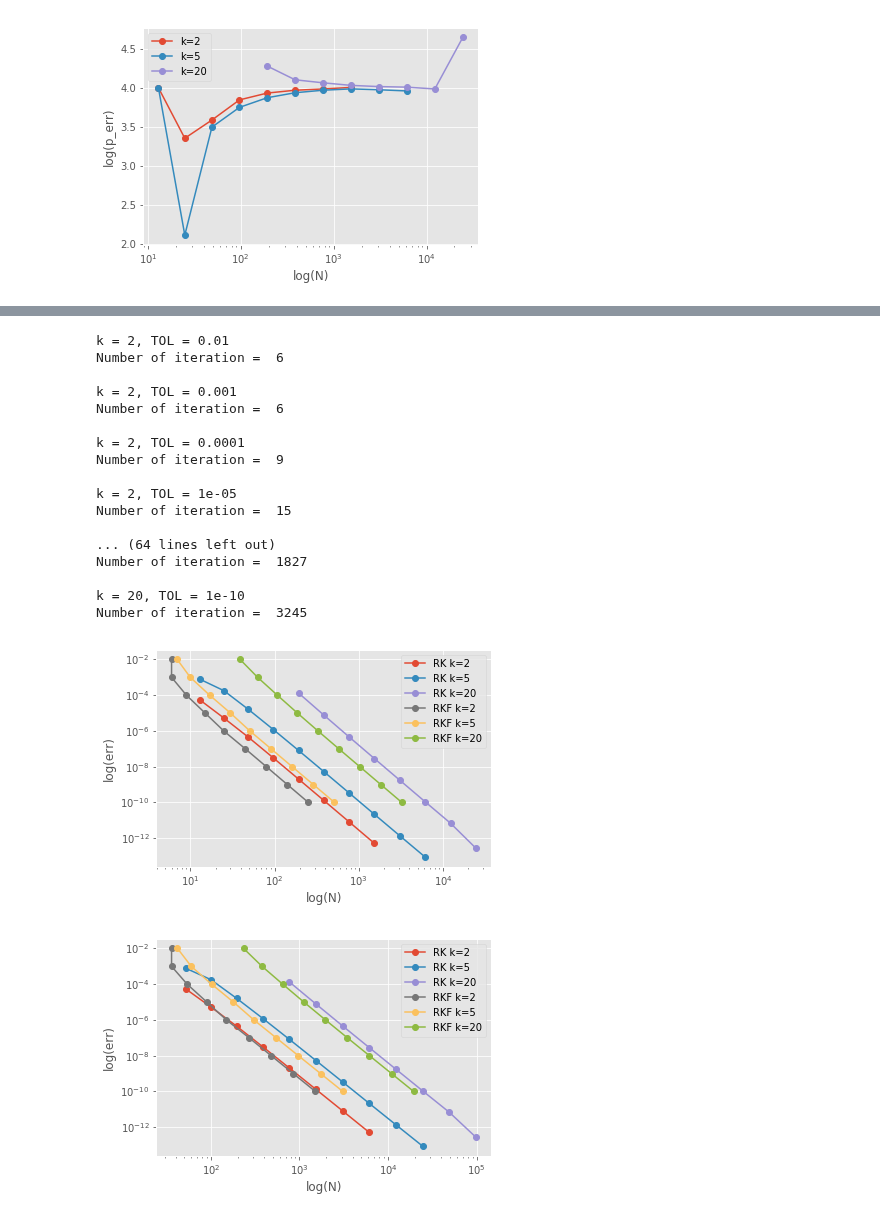
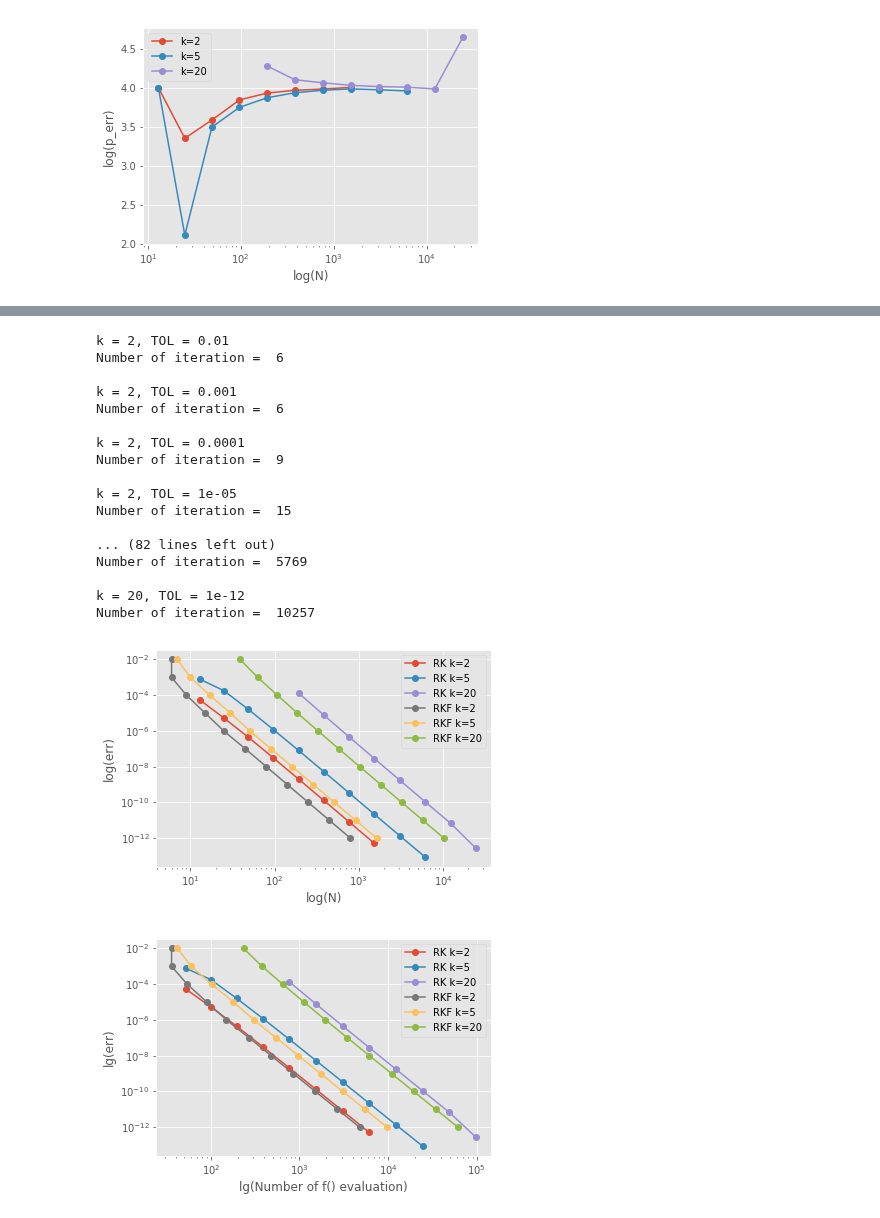
Before and after one commit to cu-numpde/numpde-fall2017, a Jupyter notebook: HW2/HW2.ipynb, the cells around one changed output, grey strips where cells are left out. Saved outputs shown, nothing was run; the diff lists cells and outputs as text; code cells hidden in the pictures.

```diff
--- a/HW2/HW2.ipynb
+++ b/HW2/HW2.ipynb
@@ -75,12 +77,8 @@ def normC(u):
 # %%
- TOL = 1e-12              # tolerance
- r = 2                    # coefficient of mesh refinement
- p = 4                    # order of the method
- t0, tEnd = 1.0, 3.0      # bounds
- u0 = [1.0, 1.0]          # initial confitions
-
- n = 10                    # number of points
- t_step = (tEnd-t0)/(n-1) # time step
+t0, tEnd = 1.0, 3.0      # bounds
+u0 = [1.0, 1.0]          # initial confitions
+n = 100                    # number of points
+t_step = (tEnd-t0)/(n-1)  # time step
 # %%
 rhs = RHS(k=2)
 t2, u2 = RungeKutta(rhs.f, [t0, tEnd], u0, t_step)
@@ -278,8 +304,17 @@ t_all, u_all = [],[]
 for k in [2, 5, 20]:
     print('\nk = ', k)
     rhs = RHS(k=k)
-    t, u, _ = RungeKuttaFehlberg(rhs.f, [t0, tEnd], u0, t_step, TOL=TINY)
+    t, u, _ = RungeKuttaFehlberg(rhs.f, [t0, tEnd], u0, t_step, TOL=1e-8)
     t_all.append(t)
     u_all.append(u[:,0])
+
+plt.plot(t_all[0], u_all[0], '-', label = 'k=2')
+plt.plot(t_all[1], u_all[1], '-', label = 'k=5')
+plt.plot(t_all[2], u_all[2], '-', label = 'k=20')
+plt.xlabel("t")
+plt.ylabel("u")
+plt.legend(loc=0)
+plt.grid(True)
+plt.show()
 # %% [output]
 k =  2
@@ -304,5 +329,5 @@ plt.show()
 # %%
-TOL_all = [1e-2,1e-3,1e-4,1e-5, 1e-6, 1e-7,1e-8, 1e-9, 1e-10]
+TOL_all = [1e-2,1e-3,1e-4,1e-5, 1e-6, 1e-7,1e-8, 1e-9, 1e-10, 1e-11, 1e-12]
 n_it_all = []
 for k in [2, 5, 20]:
     n_it = []
@@ -327,11 +352,11 @@ Number of iteration =  9
 k = 2, TOL = 1e-05
 Number of iteration =  15
 
-... (64 lines left out)
-Number of iteration =  1827
+... (82 lines left out)
+Number of iteration =  5769
 
-k = 20, TOL = 1e-10
-Number of iteration =  3245
+k = 20, TOL = 1e-12
+Number of iteration =  10257
 # %%
 plt.loglog(np.array(N_all[0]),errors_all[0], '-o', label = 'RK k=2')
 plt.loglog(np.array(N_all[1]),errors_all[1], '-o', label = 'RK k=5')
@@ -347,20 +372,20 @@ plt.ylabel("log(err)")
 plt.grid(True)
 plt.show()
 # %% [output]
-[figure, old version]
+[figure, new version]
 # %%
 plt.loglog(np.array(N_all[0])*4,errors_all[0], '-o', label = 'RK k=2')
 plt.loglog(np.array(N_all[1])*4,errors_all[1], '-o', label = 'RK k=5')
 plt.loglog(np.array(N_all[2])[4:]*4,errors_all[2][4:], '-o', label ='RK k=20')
 
 plt.loglog(np.array(n_it_all[0])*6,TOL_all, '-o', label = 'RKF k=2')
 plt.loglog(np.array(n_it_all[1])*6,TOL_all, '-o', label = 'RKF k=5')
 plt.loglog(np.array(n_it_all[2])*6,TOL_all, '-o', label = 'RKF k=20')
 
 plt.legend(loc=0)
-plt.xlabel("log(N)")
-plt.ylabel("log(err)")
+plt.xlabel("lg(Number of f() evaluation)")
+plt.ylabel("lg(err)")
 plt.grid(True)
 plt.show()
 # %% [output]
-[figure, old version]
+[figure, new version]
```
Also changed, not shown: parts of 9 cells of this notebook.
